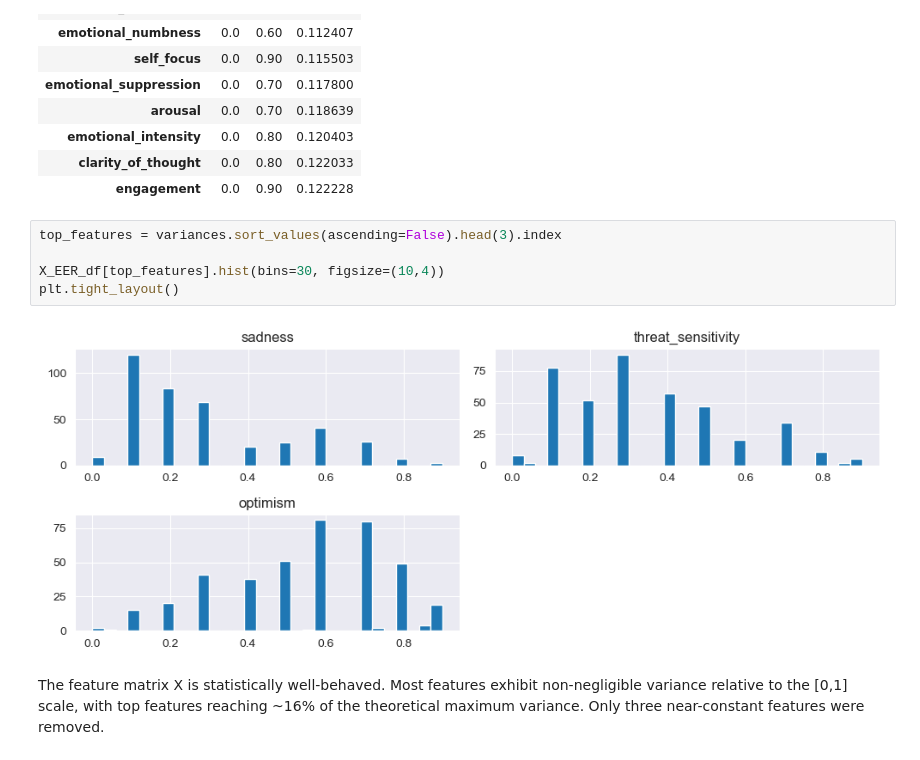
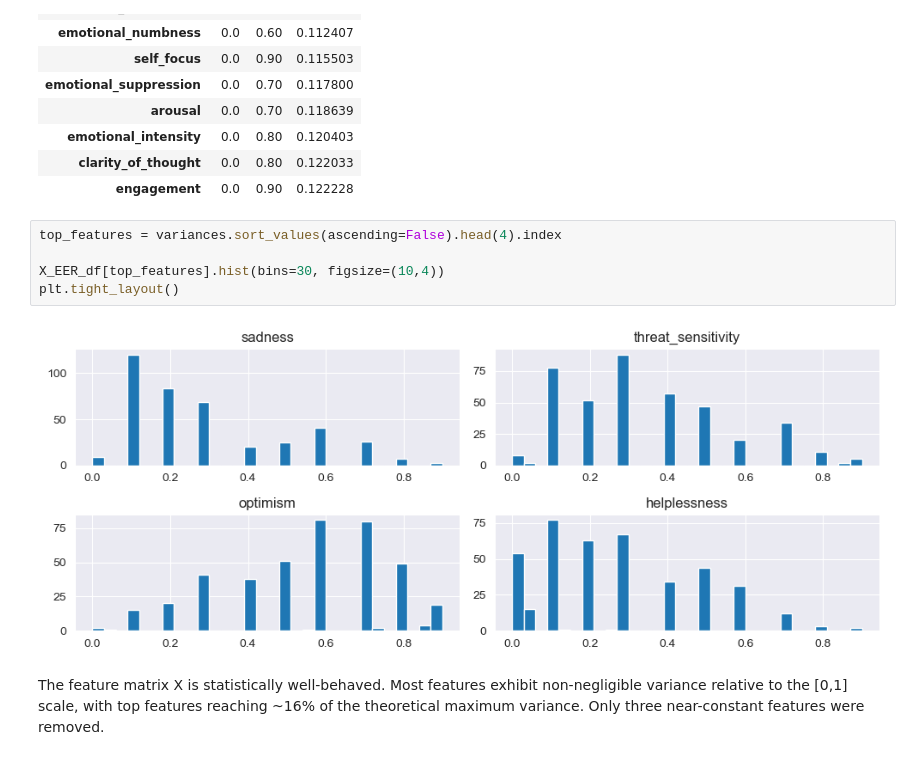
Before and after one commit to DanAbergel/ParentalER-NLP, a Jupyter notebook: preprocess/linearRegression.ipynb, the cells around one changed output. Cells and saved outputs as stored; diff of their text form.

```diff
--- a/preprocess/linearRegression.ipynb
+++ b/preprocess/linearRegression.ipynb
@@ -258,12 +262,12 @@ X_EER_df.describe().T[['min', 'max', 'std']].sort_values('std').head(10)
 | clarity_of_thought | 0.0 | 0.80 | 0.122033 |
 | engagement | 0.0 | 0.90 | 0.122228 |
 # %%
-top_features = variances.sort_values(ascending=False).head(3).index
+top_features = variances.sort_values(ascending=False).head(4).index
 
 X_EER_df[top_features].hist(bins=30, figsize=(10,4))
 plt.tight_layout()
 # %% [output]
-[figure, old version]
+[figure, new version]
 # %% [markdown]
 The feature matrix X is statistically well-behaved.
 Most features exhibit non-negligible variance relative to the [0,1] scale, with top features reaching ~16% of the theoretical maximum variance.
```
Also changed, not shown: parts of 33 cells of this notebook, 5 other files.
